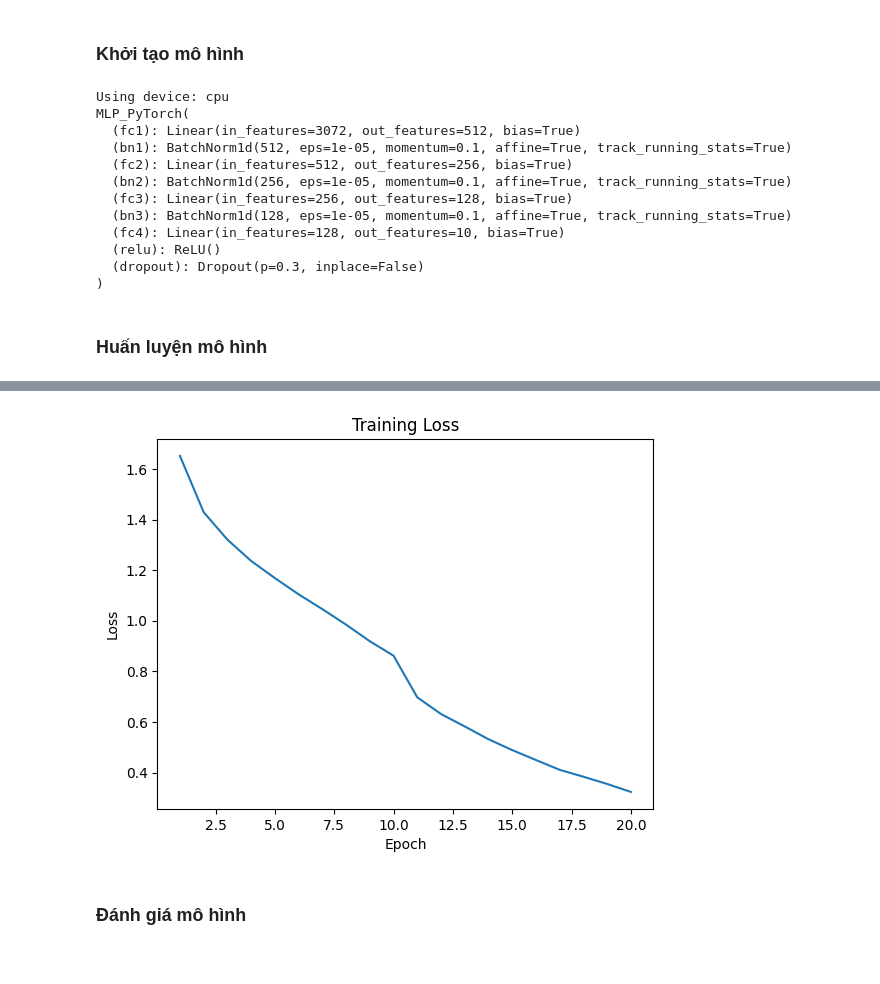
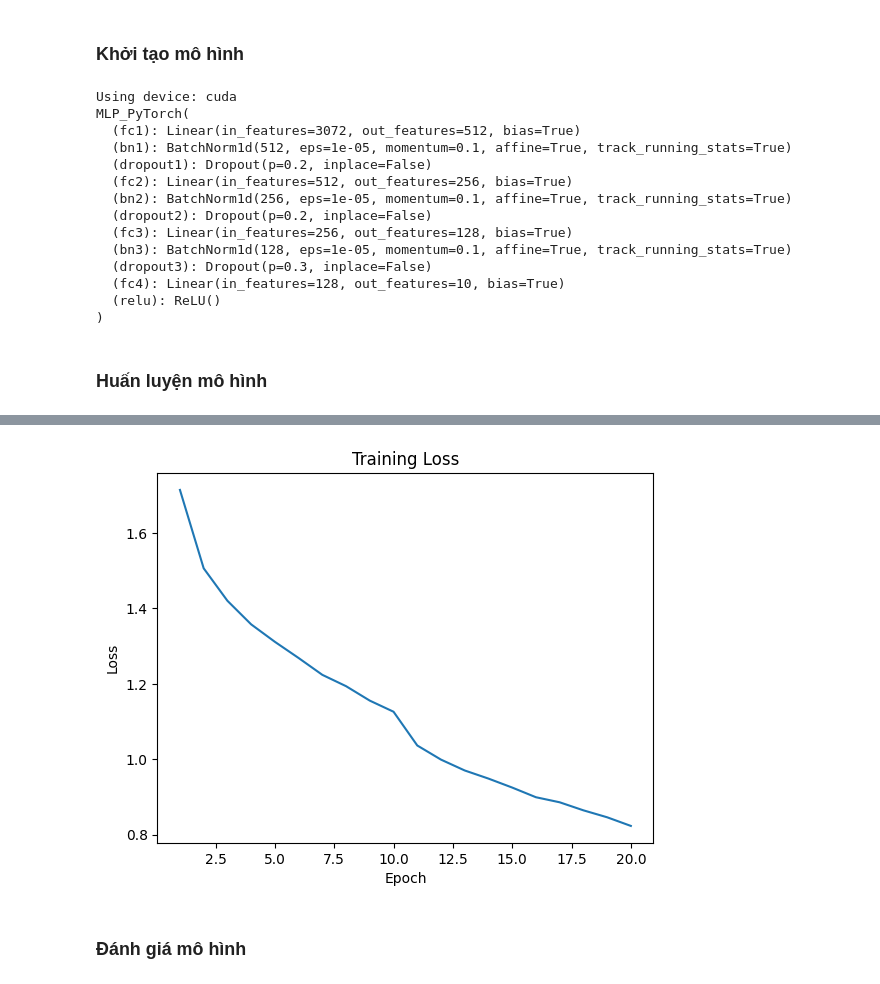
Before and after one commit to thienbanho/ML_CourseProject, a Jupyter notebook: 22127417_22127397.ipynb, the cells around one changed output, grey strips where cells are left out. Saved outputs shown, nothing was run; the diff lists cells and outputs as text; code cells hidden in the pictures.

```diff
--- a/22127417_22127397.ipynb
+++ b/22127417_22127397.ipynb
@@ -157,0 +218,15 @@ Dữ liệu huấn luyện sau khi xử lý lưu trong 4 mảng:
+# %%
+# Hàm mô phỏng Dropout
+def apply_dropout(data, dropout_rate):
+    mask = np.random.rand(*data.shape) > dropout_rate  # Tạo mặt nạ dropout
+    return data * mask  # Loại bỏ ngẫu nhiên một phần dữ liệu
+
+# Hàm chuẩn hóa BatchNorm
+def batch_norm(X, scaler=None):
+    if scaler is None:
+        scaler = StandardScaler()
+        X_norm = scaler.fit_transform(X)
+        return X_norm, scaler  # Trả về giá trị chuẩn hóa và scaler mới
+    else:
+        X_norm = scaler.transform(X)
+        return X_norm  # Trả về giá trị chuẩn hóa
@@ -200,13 +673,15 @@ class MLP_PyTorch(nn.Module):
         # Batch Normalization cho layer 1 (512 chiều)
         # Chuẩn hóa dữ liệu trong mỗi batch để giữ giá trị đầu ra có phân phối ổn định (trung bình = 0, phương sai = 1)
         self.bn1 = nn.BatchNorm1d(512)
-
+        self.dropout1 = nn.Dropout(0.2)
 
         self.fc2 = nn.Linear(512, 256)    # Hidden layer 1 -> Hidden layer 2
         self.bn2 = nn.BatchNorm1d(256)    # Batch Normalization cho layer 2
+        self.dropout2 = nn.Dropout(0.2)
 
         self.fc3 = nn.Linear(256, 128)    # Hidden layer 2 -> Hidden layer 3
         self.bn3 = nn.BatchNorm1d(128)    # Batch Normalization cho layer 3
+        self.dropout3 = nn.Dropout(0.3)
 
         self.fc4 = nn.Linear(128, 10)     # Tầng đầu ra, giảm từ 256 chiều xuống 10 chiều (phù hợp cho bài toán phân loại 10 lớp của CIFAR-10).
 
@@ -217,21 +692,23 @@ class MLP_PyTorch(nn.Module):
         # - Khi x <= 0 gradient của ReLU bằng 0. Điều này có thể khiến một số neuron "chết" (không cập nhật được trọng số trong suốt quá trình huấn luyện).
         # - Đầu ra của ReLU không cân bằng quanh gốc tọa độ (mean ≠ 0), có thể làm chậm tốc độ hội tụ trong quá trình huấn luyện
         self.relu = nn.ReLU()
-        self.dropout = nn.Dropout(0.3)  # Dropout 30%
+        #self.dropout = nn.Dropout(0.3)  # Dropout 30%
 
-    def forward(self, x):
+    def forward(self, x): # Hàm dự đoán
         x = self.fc1(x)
         x = self.bn1(x)      # BatchNorm layer 1
         x = self.relu(x)
+        x = self.dropout1(x)
 
         x = self.fc2(x)
         x = self.bn2(x)      # BatchNorm layer 2
         x = self.relu(x)
+        x = self.dropout2(x)
 
         x = self.fc3(x)
         x = self.bn3(x)      # BatchNorm layer 3
         x = self.relu(x)
-        x = self.dropout(x) # Dropout layer cuối
+        x = self.dropout3(x) # Dropout layer cuối
 
         x = self.fc4(x)      # Output layer
         return x
@@ -266,17 +743,19 @@ scheduler = torch.optim.lr_scheduler.StepLR(optimizer, step_size=10, gamma=0.5)
 
 print(model)  # In kiến trúc mô hình
 # %% [output]
-Using device: cpu
+Using device: cuda
 MLP_PyTorch(
   (fc1): Linear(in_features=3072, out_features=512, bias=True)
   (bn1): BatchNorm1d(512, eps=1e-05, momentum=0.1, affine=True, track_running_stats=True)
+  (dropout1): Dropout(p=0.2, inplace=False)
   (fc2): Linear(in_features=512, out_features=256, bias=True)
   (bn2): BatchNorm1d(256, eps=1e-05, momentum=0.1, affine=True, track_running_stats=True)
+  (dropout2): Dropout(p=0.2, inplace=False)
   (fc3): Linear(in_features=256, out_features=128, bias=True)
   (bn3): BatchNorm1d(128, eps=1e-05, momentum=0.1, affine=True, track_running_stats=True)
+  (dropout3): Dropout(p=0.3, inplace=False)
   (fc4): Linear(in_features=128, out_features=10, bias=True)
   (relu): ReLU()
-  (dropout): Dropout(p=0.3, inplace=False)
 )
 # %% [markdown]
 ### Huấn luyện mô hình
@@ -310,8 +789,14 @@ for epoch in range(epochs):
     print(f"Epoch [{epoch+1}/{epochs}], Loss: {running_loss/len(train_loader):.4f}")
 
 end_time = time.time() # Thời gian kết thúc
-print(f"Training Time: {end_time - start_time:.2f} seconds")
+PT_tranningtime = end_time - start_time
+print(f"Training Time: {PT_tranningtime:.2f} seconds")
 
+# Tổng GPU memory sau huấn luyện
+print(f"Total GPU Memory Allocated: {torch.cuda.memory_allocated() / 1024 ** 2:.2f} MB")
+print(f"Total GPU Memory Reserved: {torch.cuda.memory_reserved() / 1024 ** 2:.2f} MB")
+PT_trainningmemory = torch.cuda.memory_allocated() / 1024 ** 2
+torch.cuda.empty_cache()
 # Vẽ đồ thị loss
 plt.plot(range(1, epochs + 1), loss_values)
 plt.xlabel('Epoch')
@@ -339,4 +824,4 @@ Training Time: 114.90 seconds
-[figure, old version]
+[figure, new version]
 # %% [markdown]
 ### Đánh giá mô hình
 # %%
```
Also changed, not shown: parts of 25 cells of this notebook, 12 other files.
